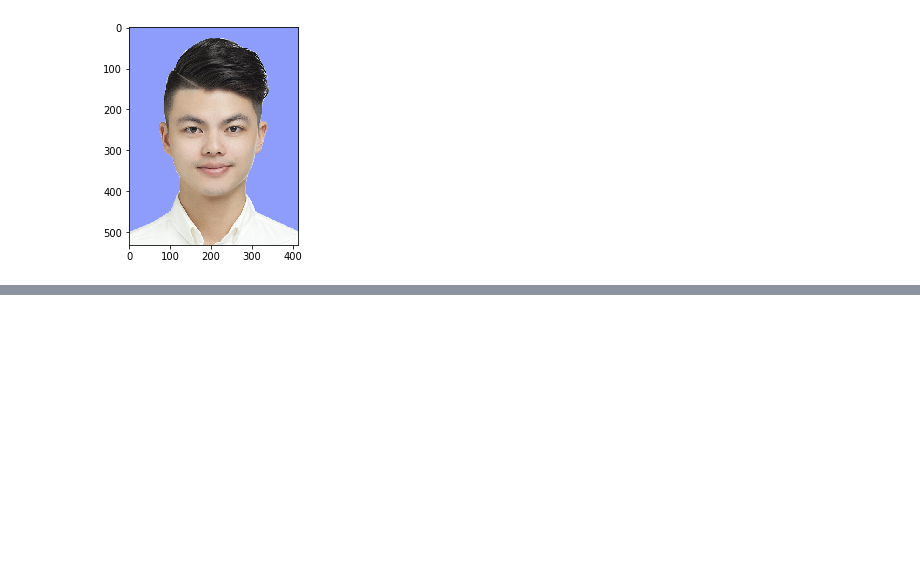
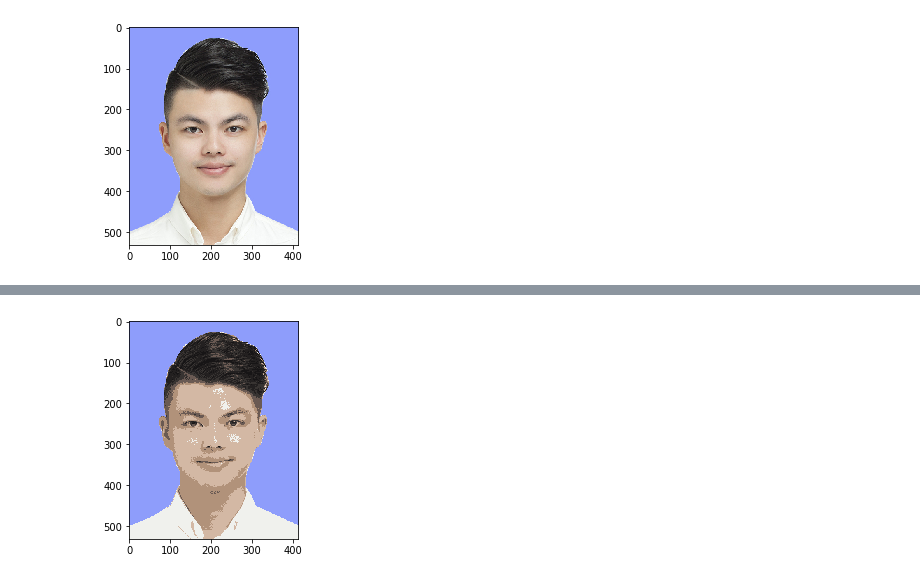
Before and after one commit to allenhyp/EE240_Pattern_Recognition, a Jupyter notebook: hw_4/h4_3.ipynb, the cells around one changed output, grey strips where cells are left out. Drawn from its saved outputs; the diff is of its cells as text; code cells hidden in the pictures; blank space fills up the shorter version.

```diff
--- a/hw_4/h4_3.ipynb
+++ b/hw_4/h4_3.ipynb
@@ -15,0 +65,4 @@ plt.imshow(image)
+# %%
+k_means(image, 8)
+# %% [output]
+[figure, added]
```
Also changed, not shown: parts of 13 cells of this notebook, 1 other file.
